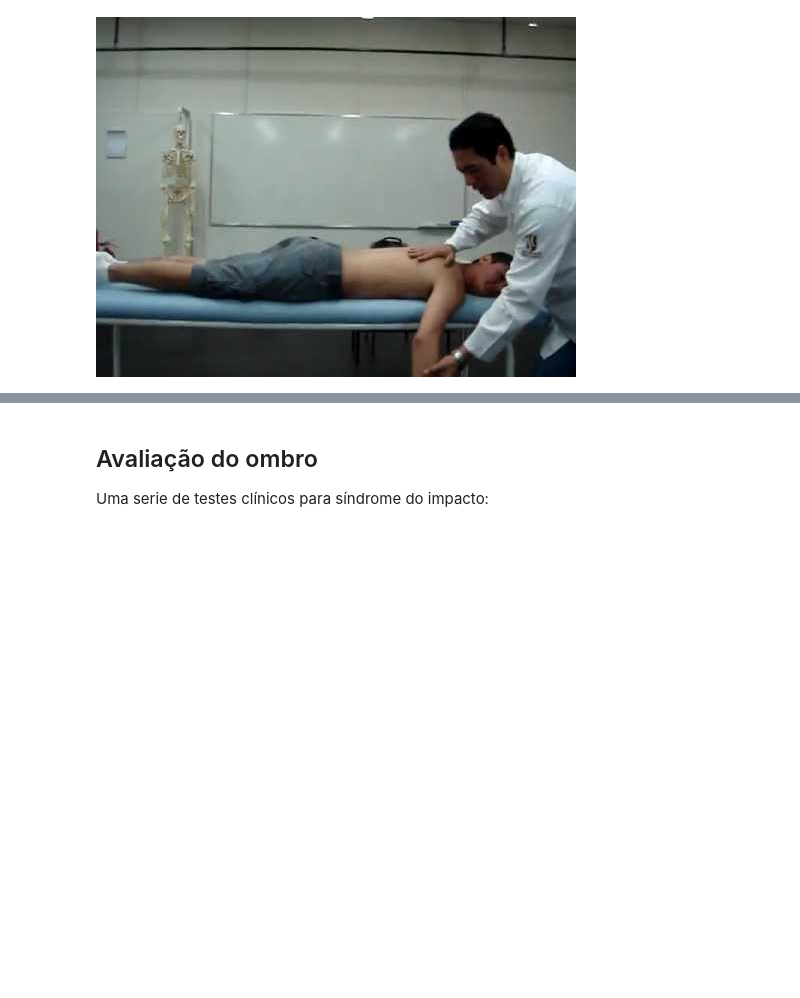
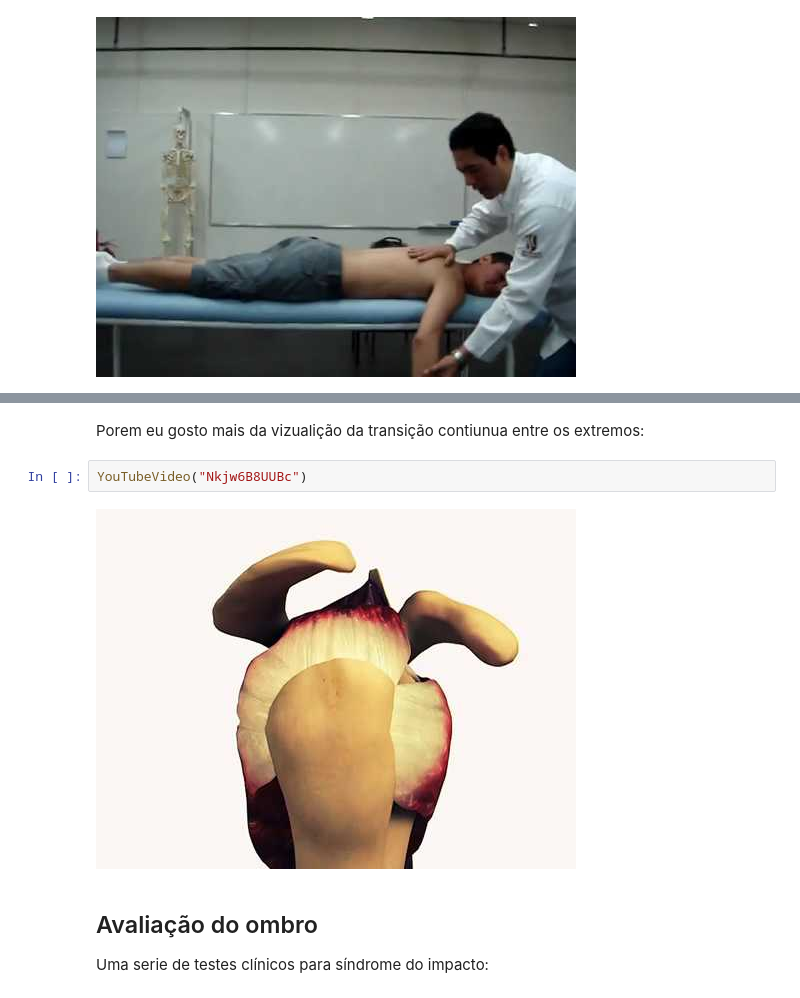
Before and after one commit to ojon/wiseFitness, a Jupyter notebook: guia_ombro.ipynb, the cells around one changed output, grey strips where cells are left out. Drawn from its saved outputs; the diff is of its cells as text; blank space fills up the shorter version.

```diff
--- a/guia_ombro.ipynb
+++ b/guia_ombro.ipynb
@@ -55,3 +80,9 @@ YouTubeVideo('EYh4UgSrCRk')
+# %% [markdown]
+Porem eu gosto mais da vizualição da transição contiunua entre os extremos:
+# %%
+YouTubeVideo("Nkjw6B8UUBc")
+# %% [output]
+[figure, added]
 # %% [markdown]
 ## Avaliação do ombro
 
```
Also changed, not shown: parts of 7 cells of this notebook.
